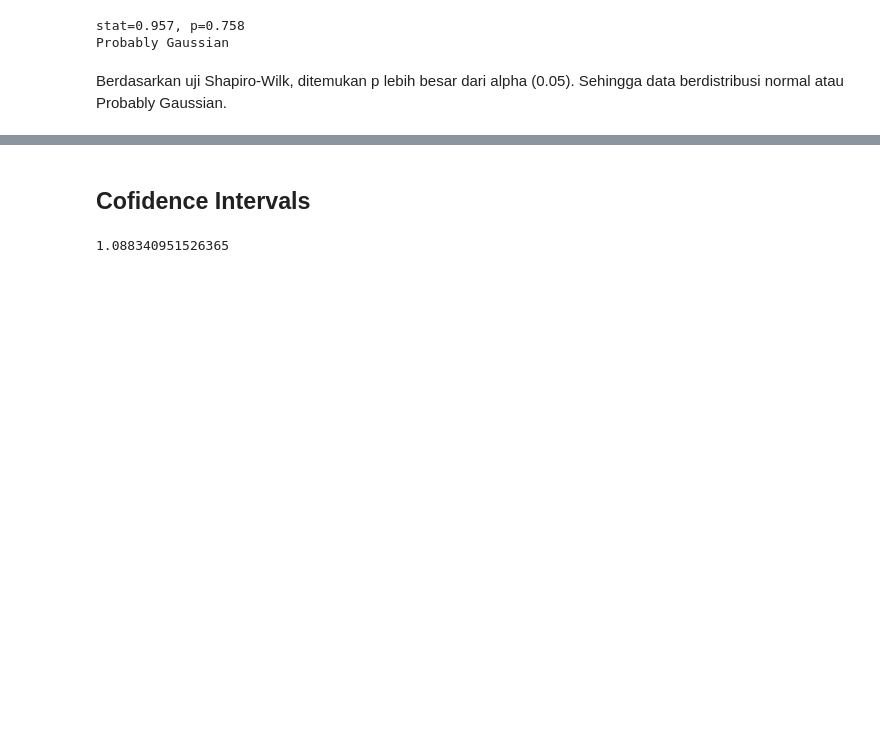
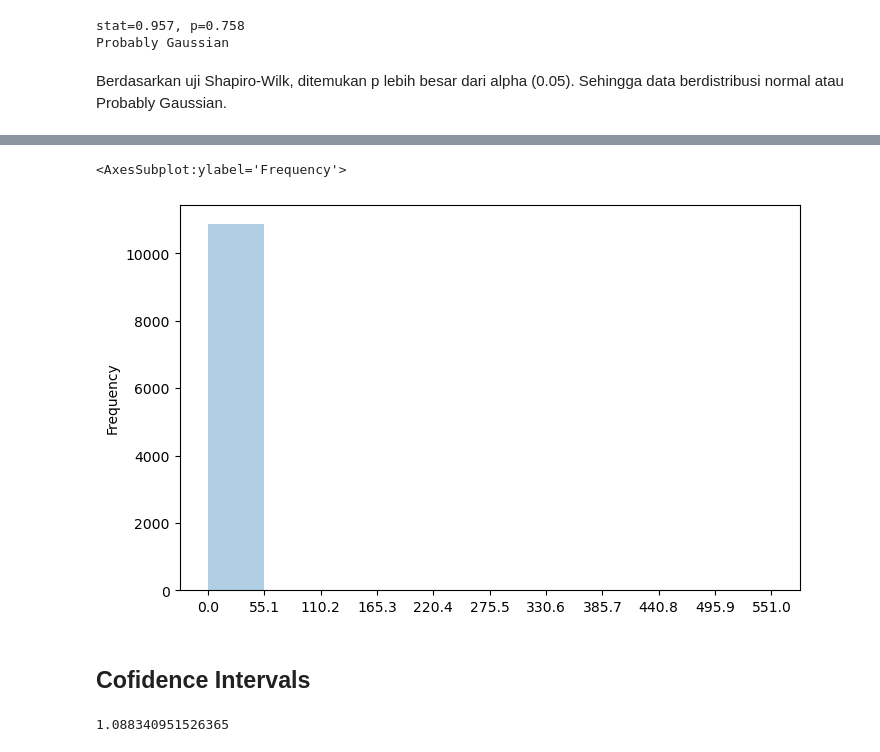
Before and after one commit to melinfebriani/PYTN_Assgn_2_4_Melin-Febriani, a Jupyter notebook: PYTN_Assgn_2_4_Melin-Febriani.ipynb, the cells around one changed output, grey strips where cells are left out. Saved outputs shown, nothing was run; the diff lists cells and outputs as text; code cells hidden in the pictures; blank space fills up the shorter version.

```diff
--- a/PYTN_Assgn_2_4_Melin-Febriani.ipynb
+++ b/PYTN_Assgn_2_4_Melin-Febriani.ipynb
@@ -302,0 +360,2 @@ Berdasarkan uji Shapiro-Wilk, ditemukan p lebih besar dari alpha (0.05). Sehingg
+# %%
+built_in_2001_2017 = clean_df[(clean_df['YEAR BUILT'] >= 2001) & (clean_df['YEAR BUILT'] <=2017)]
@@ -303,3 +444,13 @@ Berdasarkan uji Shapiro-Wilk, ditemukan p lebih besar dari alpha (0.05). Sehingg
+# %%
+built_in_2001_2017['TOTAL UNITS'].dropna().plot(
+    kind='hist',
+    figsize=(8, 5),
+    alpha=0.35,
+    xticks=bin_edges2
+)
+# %% [output]
+<AxesSubplot:ylabel='Frequency'>
+[figure, added]
 # %% [markdown]
 ## Cofidence Intervals
 # %%
```
Also changed, not shown: parts of 16 cells of this notebook.
